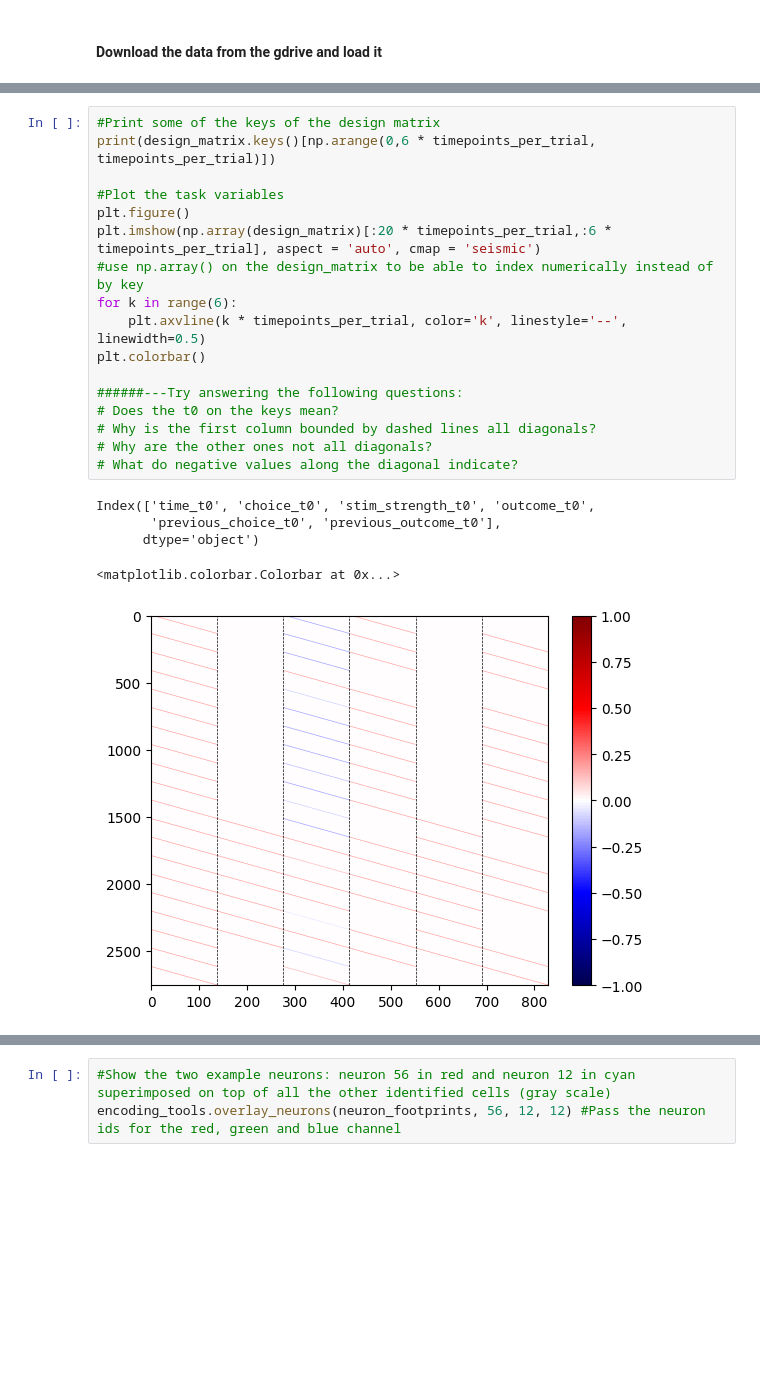
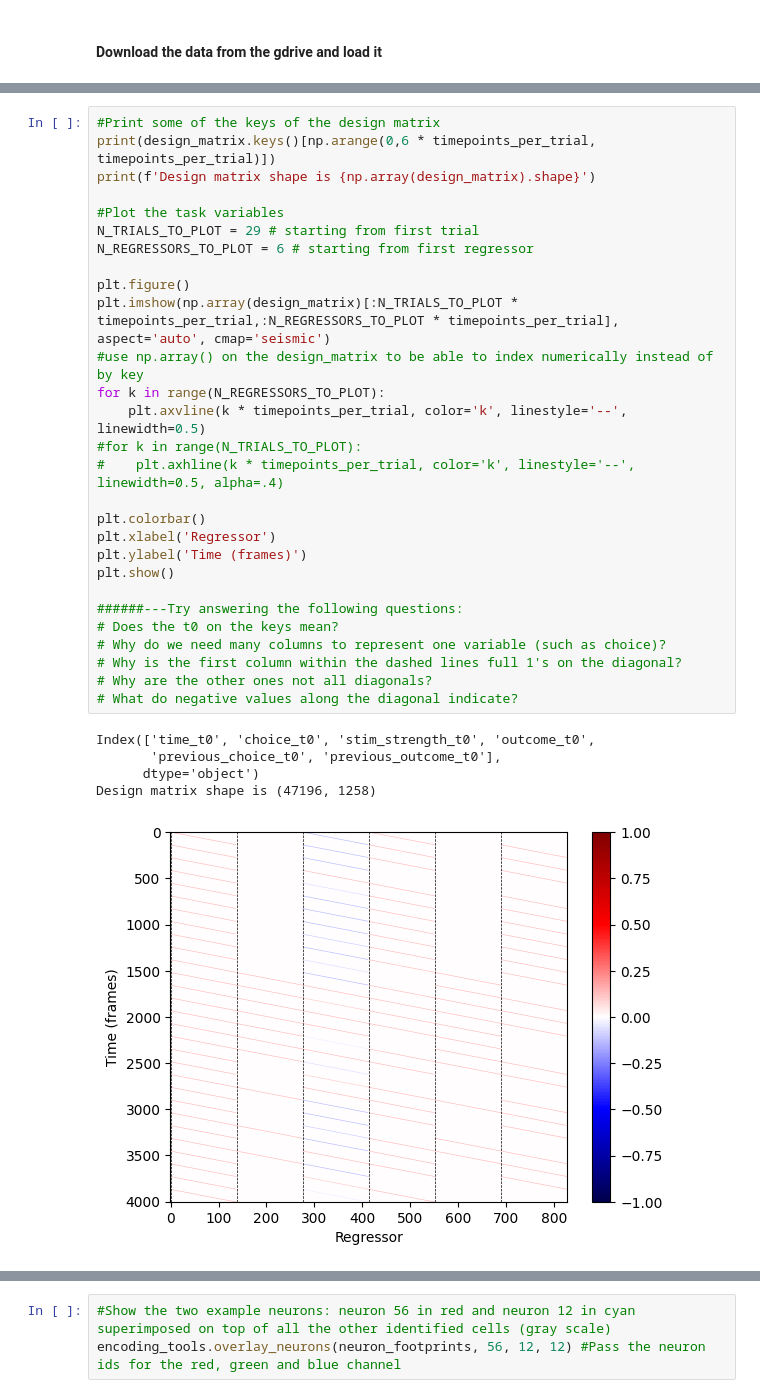
Before and after one commit to churchlandlab/DataSAI_summer_school, a Jupyter notebook: 2_Fitting_Neural_Data.ipynb, the cells around one changed output, grey strips where cells are left out. Drawn from its saved outputs; the diff is of its cells as text; blank space fills up the shorter version.

```diff
--- a/2_Fitting_Neural_Data.ipynb
+++ b/2_Fitting_Neural_Data.ipynb
@@ -77,23 +81,34 @@ Let's  print some of the keys of the data frame and plot the task variable colum
 # %%
 #Print some of the keys of the design matrix
 print(design_matrix.keys()[np.arange(0,6 * timepoints_per_trial, timepoints_per_trial)])
+print(f'Design matrix shape is {np.array(design_matrix).shape}')
 
 #Plot the task variables
+N_TRIALS_TO_PLOT = 29 # starting from first trial
+N_REGRESSORS_TO_PLOT = 6 # starting from first regressor
+
 plt.figure()
-plt.imshow(np.array(design_matrix)[:20 * timepoints_per_trial,:6 * timepoints_per_trial], aspect = 'auto', cmap = 'seismic')
+plt.imshow(np.array(design_matrix)[:N_TRIALS_TO_PLOT * timepoints_per_trial,:N_REGRESSORS_TO_PLOT * timepoints_per_trial], aspect='auto', cmap='seismic')
 #use np.array() on the design_matrix to be able to index numerically instead of by key
-for k in range(6):
+for k in range(N_REGRESSORS_TO_PLOT):
     plt.axvline(k * timepoints_per_trial, color='k', linestyle='--', linewidth=0.5)
+#for k in range(N_TRIALS_TO_PLOT):
+#    plt.axhline(k * timepoints_per_trial, color='k', linestyle='--', linewidth=0.5, alpha=.4)
+
 plt.colorbar()
+plt.xlabel('Regressor')
+plt.ylabel('Time (frames)')
+plt.show()
 
 ######---Try answering the following questions:
 # Does the t0 on the keys mean?
-# Why is the first column bounded by dashed lines all diagonals?
+# Why do we need many columns to represent one variable (such as choice)?
+# Why is the first column within the dashed lines full 1's on the diagonal?
 # Why are the other ones not all diagonals?
 # What do negative values along the diagonal indicate?
 # %% [output]
 Index(['time_t0', 'choice_t0', 'stim_strength_t0', 'outcome_t0',
        'previous_choice_t0', 'previous_outcome_t0'],
       dtype='object')
+Design matrix shape is (47196, 1258)
-<matplotlib.colorbar.Colorbar at 0x...>
-[figure, old version]
+[figure, new version]
```
Also changed, not shown: parts of 8 cells of this notebook.
